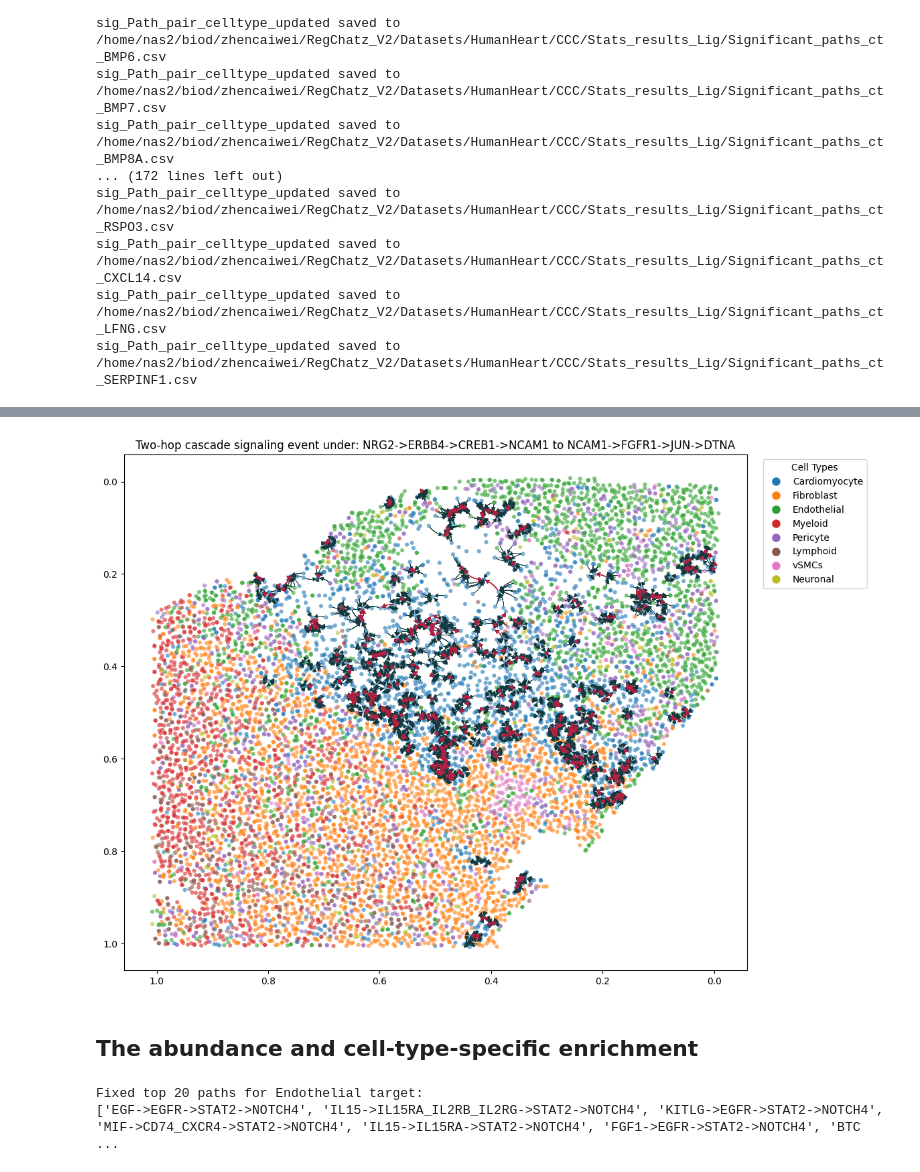
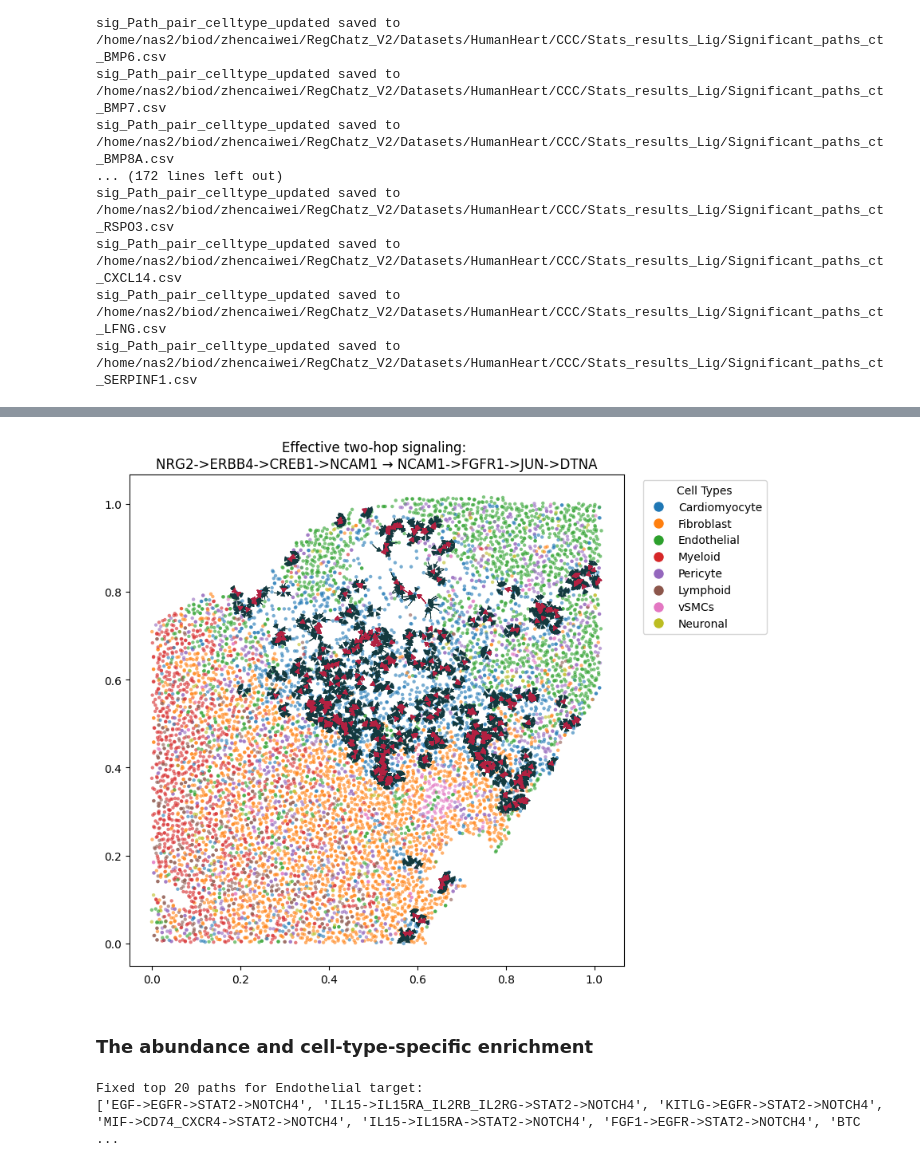
Before and after one commit to zcaiwei/MultiChat, a Jupyter notebook: Tutorial/run_MultiChat_on_Heart.ipynb, the cells around one changed output, grey strips where cells are left out. Drawn from its saved outputs; the diff is of its cells as text; code cells hidden in the pictures.

```diff
--- a/Tutorial/run_MultiChat_on_Heart.ipynb
+++ b/Tutorial/run_MultiChat_on_Heart.ipynb
@@ -912,42 +852,16 @@ cur_ry = pd.DataFrame({
-# %%
-plt.figure(figsize=(12, 10))
-scatter = plt.scatter(coord_df['x'], coord_df['y'],
-                     c=coord_df['color'], alpha=0.6, s=20, linewidths=0)
-plt.gca().invert_yaxis()
-plt.gca().invert_xaxis()
-for index, row in cur_xr.iterrows():
-    strength = row['score']
-    lw = max(0.5, strength * 1e1)
-    arrowstyle = ArrowStyle("Simple", head_length=1.8, head_width=2, tail_width=0.01)
-    arrow = FancyArrowPatch((row['sender_x'],row['sender_y']),
-                            (row['receiver_x'], row['receiver_y']),
-                            connectionstyle="arc3,rad=0.2",
-                            arrowstyle=arrowstyle, color='#13393E', lw=lw,
-                            mutation_scale=2)
-    plt.gca().add_patch(arrow)
-
-for index, row in cur_ry.iterrows():
-    strength = row['score']
-    lw = max(0.5, strength * 1e1)
-    arrowstyle = ArrowStyle("Simple", head_length=1.8, head_width=2, tail_width=0.01)
-    arrow = FancyArrowPatch((row['sender_x'],row['sender_y']),
-                            (row['receiver_x'], row['receiver_y']),
-                            connectionstyle="arc3,rad=0.2",
-                            arrowstyle=arrowstyle, color='#B32142', lw=lw,
-                            mutation_scale=2)
-    plt.gca().add_patch(arrow)
-
-handles = [plt.Line2D([0], [0], marker='o', color='w', label=celltype, markerfacecolor=color, markersize=10)
-           for celltype, color in color_map.items()]
-plt.legend(handles=handles, title='Cell Types', bbox_to_anchor=(1.20, 1), loc= 'upper right')
-
-
-plt.title('Two-hop cascade signaling event under: '+  pair1 + ' to ' + pair2)
-plt.show()
-# %% [output]
-[figure, removed]
+# %%
+MC.pl.plot_effective_two_hop_signaling(
+    base_path=base_path,
+    coord_df=coord_df,
+    color_map=color_map,
+    pair1='NRG2->ERBB4->CREB1->NCAM1',
+    pair2='NCAM1->FGFR1->JUN->DTNA',
+    can_trans_gene='NCAM1'
+)
+# %% [output]
+[figure, added]
 # %% [markdown]
-## The abundance and cell-type-specific enrichment
+### The abundance and cell-type-specific enrichment
 # %%
 import plotly.express as px
 # %%
```
Also changed, not shown: parts of 91 cells of this notebook, 4 other files.
